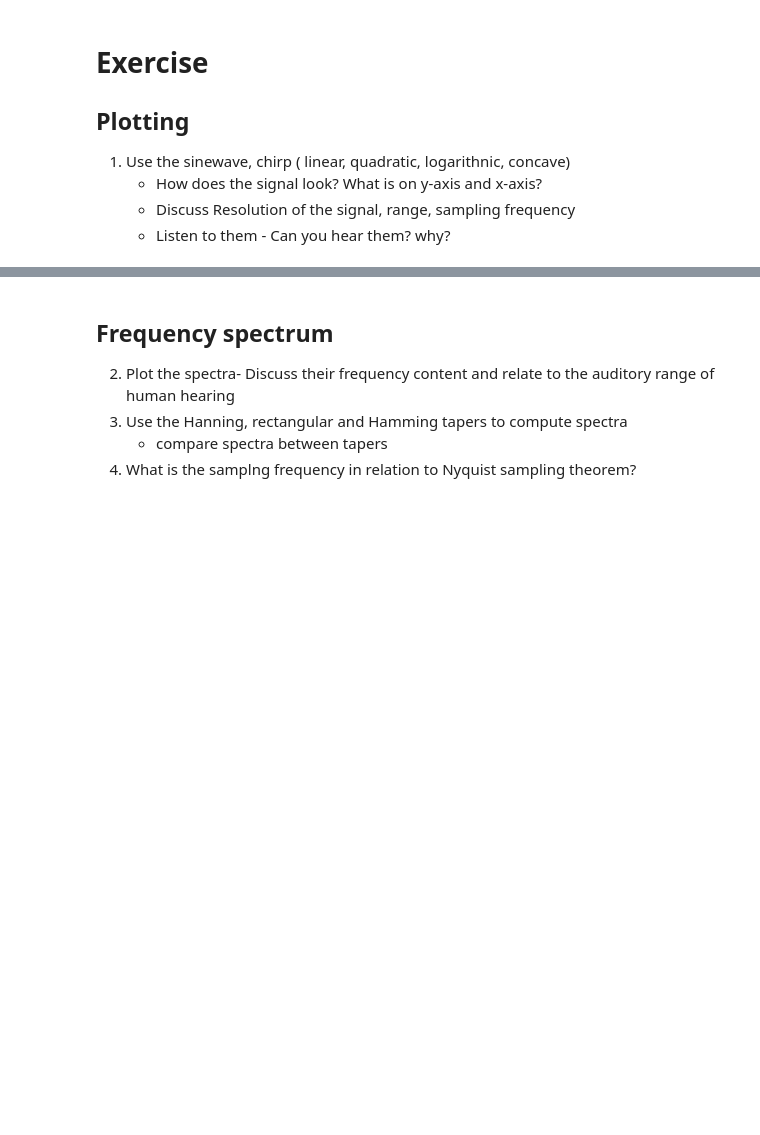
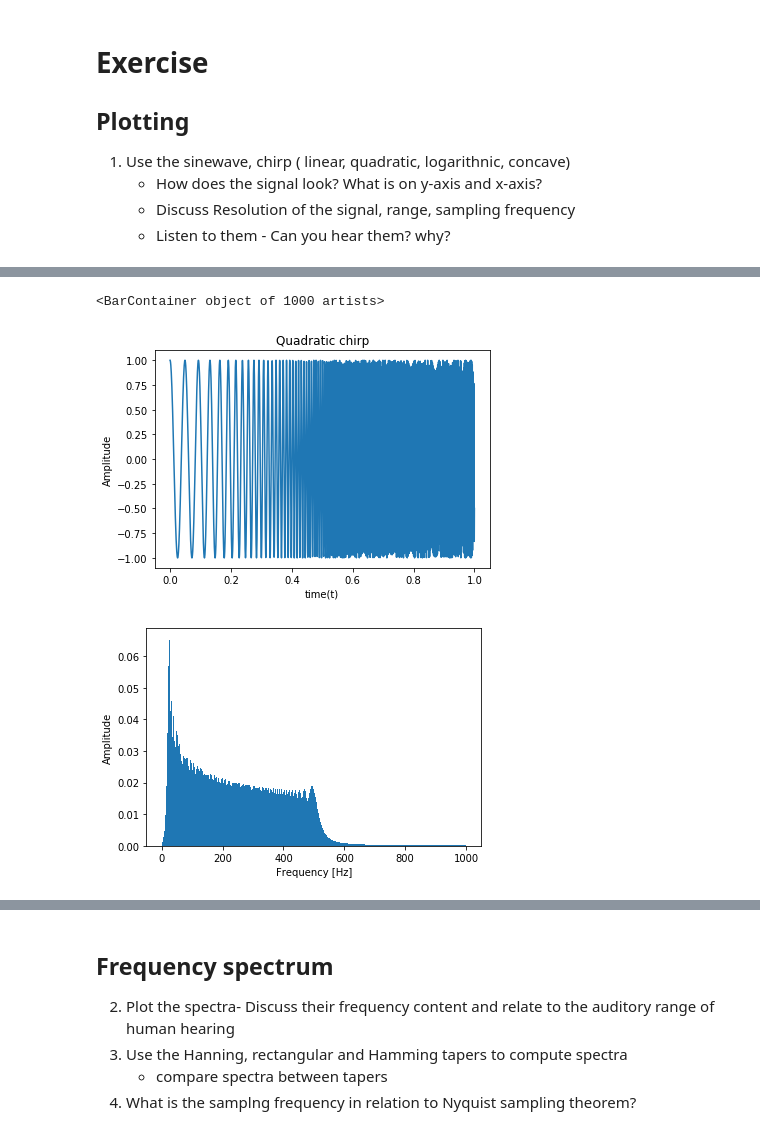
Before and after one commit to finetard/BM5150-NSP, a Jupyter notebook: bm19mtech11006/tutorial_1_basics.ipynb, the cells around one changed output, grey strips where cells are left out. Drawn from its saved outputs; the diff is of its cells as text; code cells hidden in the pictures; blank space fills up the shorter version.

```diff
--- a/bm19mtech11006/tutorial_1_basics.ipynb
+++ b/bm19mtech11006/tutorial_1_basics.ipynb
@@ -61,0 +75,33 @@ Text(0, 0.5, 'Amplitude')
+# %%
+########################## Chirp - Quadratic ################################
+
+#  Time Domain
+N = 2000 # number of samples
+n = np.linspace(0,1,N) # discrete time
+f0 = 20
+t1 = .2
+f1 = 40
+
+y_ch_quad = sig.chirp(n, f0, t1, f1, method="quadratic")
+
+plt.plot(n,y_ch_quad)
+plt.title("Quadratic chirp")
+plt.xlabel("time(t)")
+plt.ylabel("Amplitude")
+
+
+# Frequency domain
+
+fft = np.fft.fft(y_ch_quad)
+T = n[1] - n[0]  # sampling interval
+
+# 1/T = frequency
+f = np.linspace(0, 1 / T, N)
+plt.figure()
+plt.ylabel("Amplitude")
+plt.xlabel("Frequency [Hz]")
+plt.bar(f[:N // 2], np.abs(fft)[:N // 2] * 1 / N, width=1.5)  # 1 / N is a normalization factor
+# %% [output]
+<BarContainer object of 1000 artists>
+[figure, added]
+[figure, added]
```
Also changed, not shown: parts of 10 cells of this notebook.
